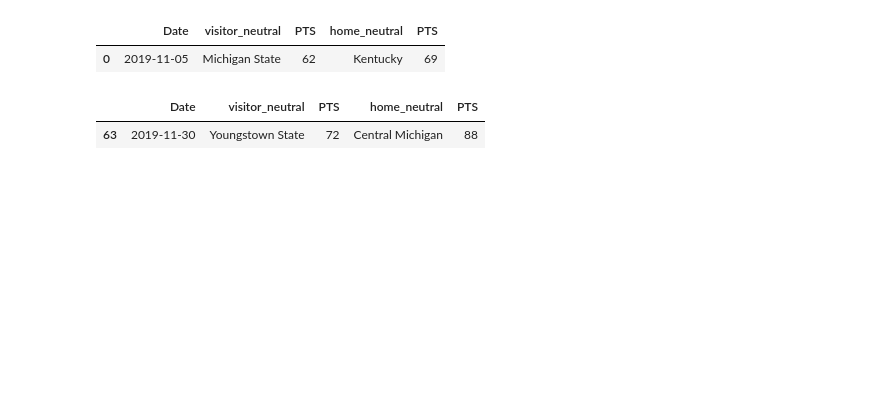
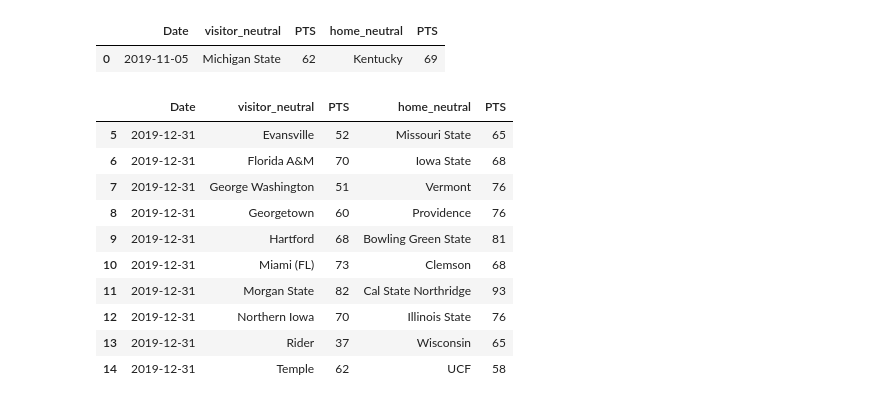
Before and after one commit to pkr5025/College-Basketball-Predictions, a Jupyter notebook: Beautiful_Soup_Schedule_Webscraping.ipynb, the cells around one changed output. Saved outputs shown, nothing was run; the diff lists cells and outputs as text; code cells hidden in the pictures; blank space fills up the shorter version.

Commit message:
Obtained all scores through 3/2/20

```diff
--- a/Beautiful_Soup_Schedule_Webscraping.ipynb
+++ b/Beautiful_Soup_Schedule_Webscraping.ipynb
@@ -10,0 +35,4 @@ soup = BeautifulSoup(page.content, 'html.parser')
+# %%
+url = 'https://www.sports-reference.com/cbb/boxscores/index.cgi?month=12&day=5&year=2019'
+page = requests.get(url)
+soup = BeautifulSoup(page.content, 'html.parser')
@@ -68,7 +98,9 @@ df.head()
 | 3 | 2019-11-05 | North Florida | 59 | Florida | 74 |
 | 4 | 2019-11-05 | Holy Cross | 71 | Maryland | 95 |
 # %%
+
 month, day, year = 11, 5, 2019
+current_date = dt.date(year,month,day)
 visitor_neutral = []
 home_neutral = []
 v_score = []
@@ -76,7 +108,7 @@ h_score =[]
 dates = []
 master_df = pd.DataFrame()
 date =str(month)+'/'+str(day)+'/'+str(year)
-while(day<=30):
+while(current_date != dt.date(2020, 3, 3)):
 #reset lists
     visitor_neutral = []
     home_neutral = []
@@ -97,9 +129,15 @@ while(day<=30):
         elif i%6 == 3:
             home_neutral.append(info.find('a').text)
         elif i%6 == 1:
-            v_score.append(int(info.text))
+            if not info.text:
+                v_score.append(0)
+            else:
+                v_score.append(int(info.text))
         elif i%6 == 4:
-            h_score.append(int(info.text))
+            if not info.text:
+                h_score.append(0)
+            else:
+                h_score.append(int(info.text))
         else:
             dates.append(date)
         i+=1
@@ -109,5 +147,8 @@ while(day<=30):
     df['Date']= pd.to_datetime(df['Date'])
 #combine with master dataframe
     master_df = pd.concat([master_df, df])
-# increment day
-    day+=1
+# increment day, month, year
+    current_date += dt.timedelta(days=1)
+    day = current_date.day
+    month = current_date.month
+    year = current_date.year
@@ -117,7 +167,16 @@ master_df.head(1)
 |  | Date | visitor_neutral | PTS | home_neutral | PTS |
 | 0 | 2019-11-05 | Michigan State | 62 | Kentucky | 69 |
 # %%
-master_df.tail(1)
+master_df.tail(10)
 # %% [output]
 |  | Date | visitor_neutral | PTS | home_neutral | PTS |
-| 63 | 2019-11-30 | Youngstown State | 72 | Central Michigan | 88 |
+| 5 | 2019-12-31 | Evansville | 52 | Missouri State | 65 |
+| 6 | 2019-12-31 | Florida A&M | 70 | Iowa State | 68 |
+| 7 | 2019-12-31 | George Washington | 51 | Vermont | 76 |
+| 8 | 2019-12-31 | Georgetown | 60 | Providence | 76 |
+| 9 | 2019-12-31 | Hartford | 68 | Bowling Green State | 81 |
+| 10 | 2019-12-31 | Miami (FL) | 73 | Clemson | 68 |
+| 11 | 2019-12-31 | Morgan State | 82 | Cal State Northridge | 93 |
+| 12 | 2019-12-31 | Northern Iowa | 70 | Illinois State | 76 |
+| 13 | 2019-12-31 | Rider | 37 | Wisconsin | 65 |
+| 14 | 2019-12-31 | Temple | 62 | UCF | 58 |
```
Also changed, not shown: parts of 4 cells of this notebook.
